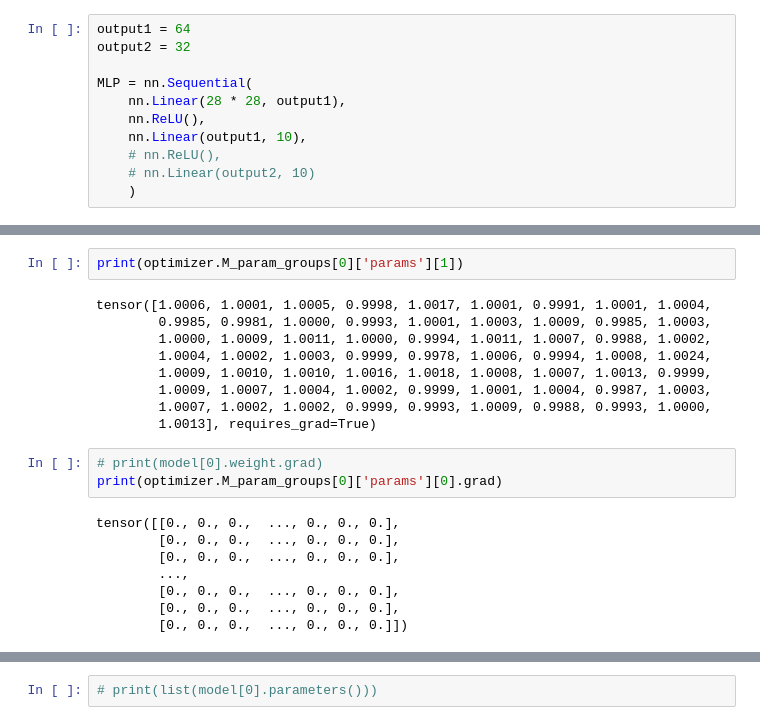
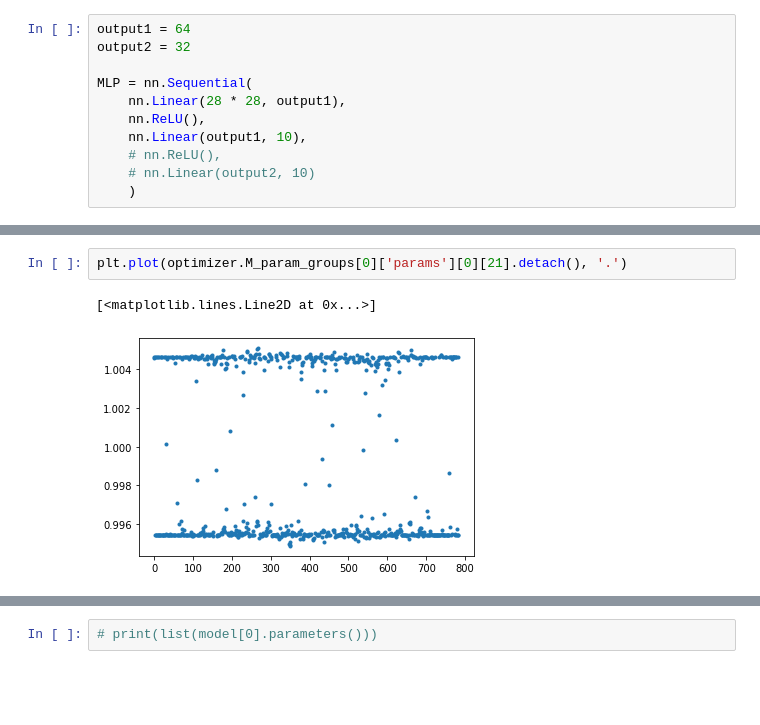
Before and after one commit to zsiga007/Summer-2022, a Jupyter notebook: MegaAdaptiveSAM/MegaSAM/test_notebook.ipynb, the cells around one changed output, grey strips where cells are left out. Saved outputs shown, nothing was run; the diff lists cells and outputs as text; blank space fills up the shorter version.

```diff
--- a/MegaAdaptiveSAM/MegaSAM/test_notebook.ipynb
+++ b/MegaAdaptiveSAM/MegaSAM/test_notebook.ipynb
@@ -76,22 +138,5 @@ validation_accuracies
 # %%
-print(optimizer.M_param_groups[0]['params'][1])
+plt.plot(optimizer.M_param_groups[0]['params'][0][21].detach(), '.')
 # %% [output]
-tensor([1.0006, 1.0001, 1.0005, 0.9998, 1.0017, 1.0001, 0.9991, 1.0001, 1.0004,
-        0.9985, 0.9981, 1.0000, 0.9993, 1.0001, 1.0003, 1.0009, 0.9985, 1.0003,
-        1.0000, 1.0009, 1.0011, 1.0000, 0.9994, 1.0011, 1.0007, 0.9988, 1.0002,
-        1.0004, 1.0002, 1.0003, 0.9999, 0.9978, 1.0006, 0.9994, 1.0008, 1.0024,
-        1.0009, 1.0010, 1.0010, 1.0016, 1.0018, 1.0008, 1.0007, 1.0013, 0.9999,
-        1.0009, 1.0007, 1.0004, 1.0002, 0.9999, 1.0001, 1.0004, 0.9987, 1.0003,
-        1.0007, 1.0002, 1.0002, 0.9999, 0.9993, 1.0009, 0.9988, 0.9993, 1.0000,
-        1.0013], requires_grad=True)
+[<matplotlib.lines.Line2D at 0x...>]
+[figure, added]
-# %%
-# print(model[0].weight.grad)
-print(optimizer.M_param_groups[0]['params'][0].grad)
-# %% [output]
-tensor([[0., 0., 0.,  ..., 0., 0., 0.],
-        [0., 0., 0.,  ..., 0., 0., 0.],
-        [0., 0., 0.,  ..., 0., 0., 0.],
-        ...,
-        [0., 0., 0.,  ..., 0., 0., 0.],
-        [0., 0., 0.,  ..., 0., 0., 0.],
-        [0., 0., 0.,  ..., 0., 0., 0.]])
```
Also changed, not shown: parts of 10 cells of this notebook, 3 other files.
